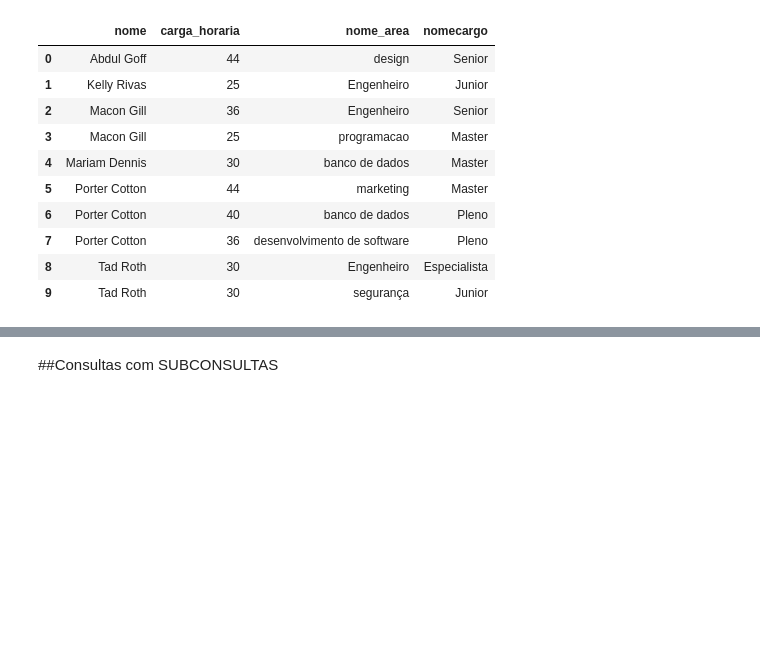
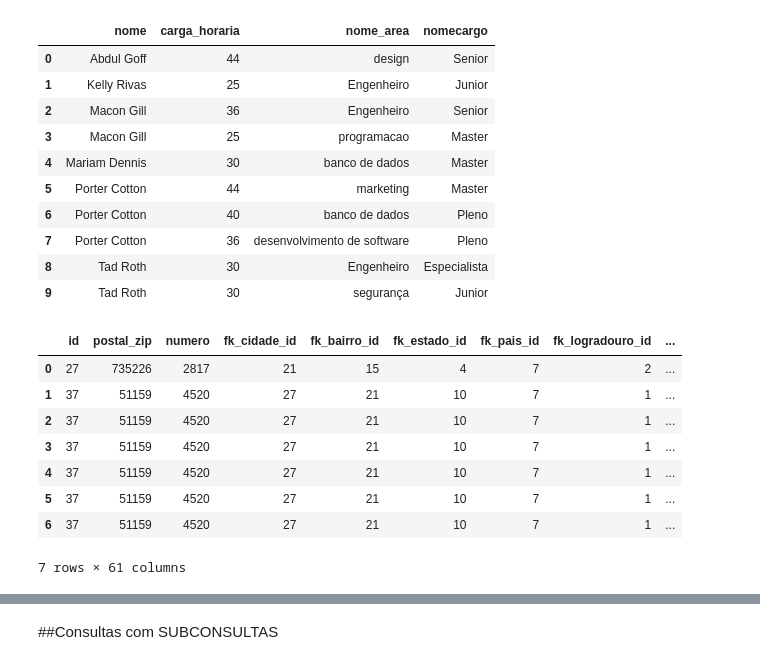
Before and after one commit to MateusLannes/Trabalho_BD1_2022, a Jupyter notebook: Files/ColabGHHL_Contrat.ipynb, the cells around one changed output, grey strips where cells are left out. Drawn from its saved outputs; the diff is of its cells as text; code cells hidden in the pictures; blank space fills up the shorter version.

```diff
--- a/Files/ColabGHHL_Contrat.ipynb
+++ b/Files/ColabGHHL_Contrat.ipynb
@@ -1279,3 +1276,36 @@ res
 | 7 | Porter Cotton | 36 | desenvolvimento de software | Pleno |
 | 8 | Tad Roth | 30 | Engenheiro | Especialista |
 | 9 | Tad Roth | 30 | segurança | Junior |
+# %%
+#CONSULTA COM TODAS AS TABELAS (boa sorte)
+res = pd.read_sql_query("""
+select * from endereco e --1
+inner join bairro on(e.fk_bairro_id=bairro.id) --2
+inner join cidade on(e.fk_cidade_id=cidade.id) --3
+inner join estado on(e.fk_estado_id=estado.id) --4
+inner join pais on (e.fk_pais_id=pais.id) --5
+inner join logradouro on(e.fk_logradouro_id=logradouro.id) --6
+inner join complemento on ((logradouro.fk_id_complemento::INTEGER)=complemento.id) --7 -- Mateus colocou id como caracter....
+inner join tipo_logradouro as tl on(logradouro.fk_tipo_logradouro=tl.id) --8
+inner join filial on(filial.fk_endereco=e.id) --9
+inner join gestor on(filial.fk_gestor=gestor.id)  --10
+inner join tipo_gestor on (gestor.id_tipo=tipo_gestor.id_tipo)--11
+inner join usuario on(gestor.fk_usuario_id=usuario.id)--12
+inner join usuario_endereco as ue on (ue.fk_usuario_id=usuario.id)--13
+inner join vaga on (gestor.id=vaga.fk_gestor_id)--14
+inner join area on (vaga.fk_area=area.id)--15
+inner join cargo on (cargo.id=vaga.fk_cargo)--16
+inner join concorre on (concorre.fk_vaga=vaga.id)--17
+inner join candidato on (candidato.id_candidato=concorre.fk_candidato); --18
+""",conn)
+res
+# %% [output]
+|  | id | postal_zip | numero | fk_cidade_id | fk_bairro_id | fk_estado_id | fk_pais_id | fk_logradouro_id | ... |
+| 0 | 27 | 735226 | 2817 | 21 | 15 | 4 | 7 | 2 | ... |
+| 1 | 37 | 51159 | 4520 | 27 | 21 | 10 | 7 | 1 | ... |
+| 2 | 37 | 51159 | 4520 | 27 | 21 | 10 | 7 | 1 | ... |
+| 3 | 37 | 51159 | 4520 | 27 | 21 | 10 | 7 | 1 | ... |
+| 4 | 37 | 51159 | 4520 | 27 | 21 | 10 | 7 | 1 | ... |
+| 5 | 37 | 51159 | 4520 | 27 | 21 | 10 | 7 | 1 | ... |
+| 6 | 37 | 51159 | 4520 | 27 | 21 | 10 | 7 | 1 | ... |
+7 rows × 61 columns
```
Also changed, not shown: parts of 9 cells of this notebook.
